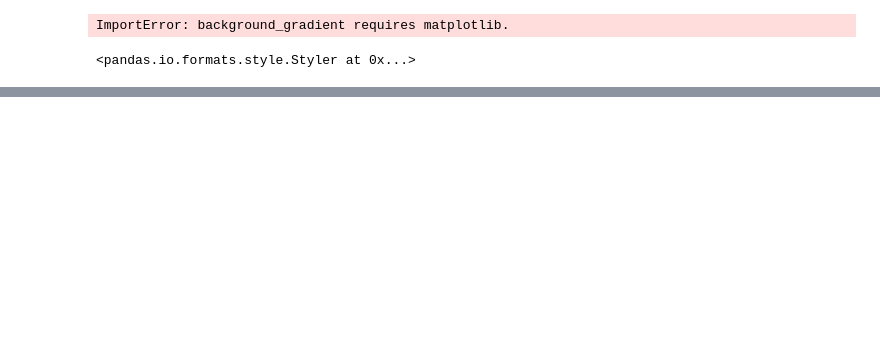
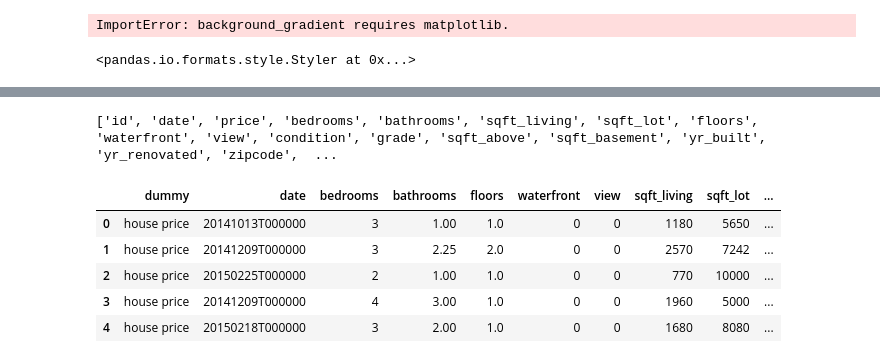
Before and after one commit to Abhisri1994/Python-Data-analytics-2024, a Jupyter notebook: Data analysis/Pandas.ipynb, the cells around one changed output, grey strips where cells are left out. Cells and saved outputs as stored; diff of their text form; code cells hidden in the pictures; blank space fills up the shorter version.

```diff
--- a/Data analysis/Pandas.ipynb
+++ b/Data analysis/Pandas.ipynb
@@ -531,0 +631,4 @@ df.query('price > 2500000 & condition == 5')
+# %%
+# Dummy columns
+df['dummy'] = "house price" # Repeats same value in all rows
+df
@@ -531,0 +649,3 @@ df.query('price > 2500000 & condition == 5')
+# %%
+df['age'] = 2024 - df['yr_built'] #add a new columns
+df
@@ -531,0 +666,18 @@ df.query('price > 2500000 & condition == 5')
+# %%
+### rearraing the columns - first copy the columns
+print(df.columns.tolist())
+# %% [output]
+['id', 'date', 'price', 'bedrooms', 'bathrooms', 'sqft_living', 'sqft_lot', 'floors', 'waterfront', 'view', 'condition', 'grade', 'sqft_above', 'sqft_basement', 'yr_built', 'yr_renovated', 'zipcode',  ...
+# %%
+## Paste the list and reaarange columns as per your choice
+columns_sequence = [ 'dummy', 'date', 'bedrooms', 'bathrooms', 'floors', 'waterfront', 'view', 'sqft_living', 'sqft_lot',
+                    'sqft_above', 'sqft_basement', 'yr_built', 'yr_renovated', 'age', 'condition', 'grade', 'zipcode', 'lat', 'long', 'price']
+df = df[columns_sequence]
+df.head()
+# %% [output]
+|  | dummy | date | bedrooms | bathrooms | floors | waterfront | view | sqft_living | sqft_lot | ... |
+| 0 | house price | 20141013T000000 | 3 | 1.00 | 1.0 | 0 | 0 | 1180 | 5650 | ... |
+| 1 | house price | 20141209T000000 | 3 | 2.25 | 2.0 | 0 | 0 | 2570 | 7242 | ... |
+| 2 | house price | 20150225T000000 | 2 | 1.00 | 1.0 | 0 | 0 | 770 | 10000 | ... |
+| 3 | house price | 20141209T000000 | 4 | 3.00 | 1.0 | 0 | 0 | 1960 | 5000 | ... |
+| 4 | house price | 20150218T000000 | 3 | 2.00 | 1.0 | 0 | 0 | 1680 | 8080 | ... |
```
Also changed, not shown: parts of 10 cells of this notebook.
